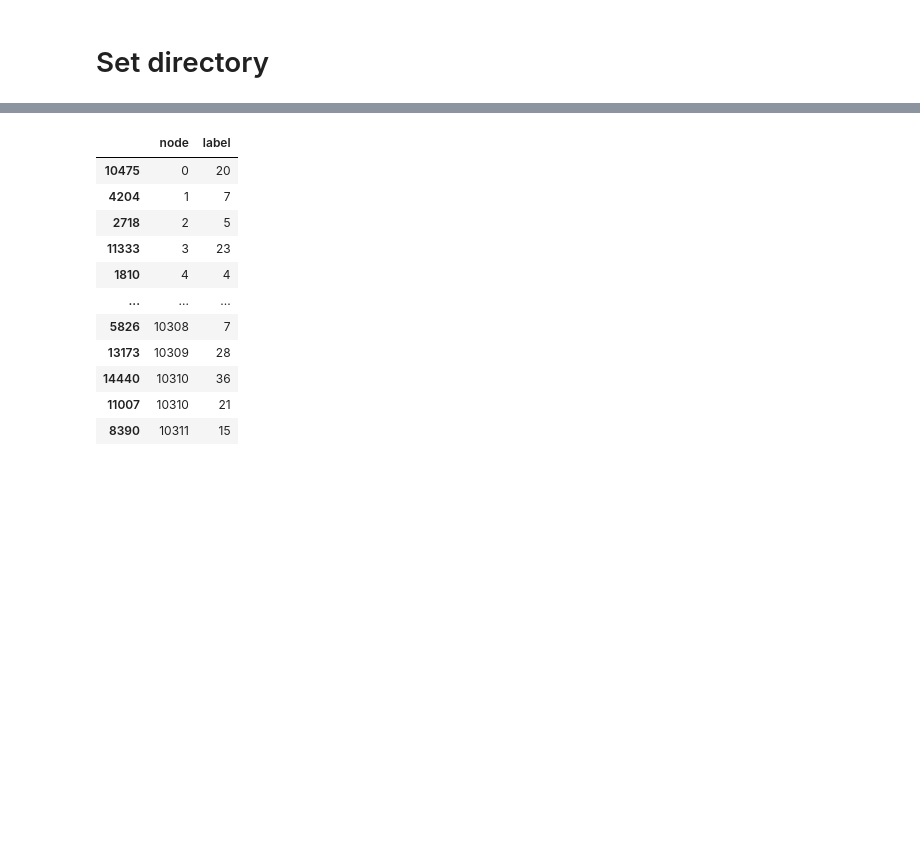
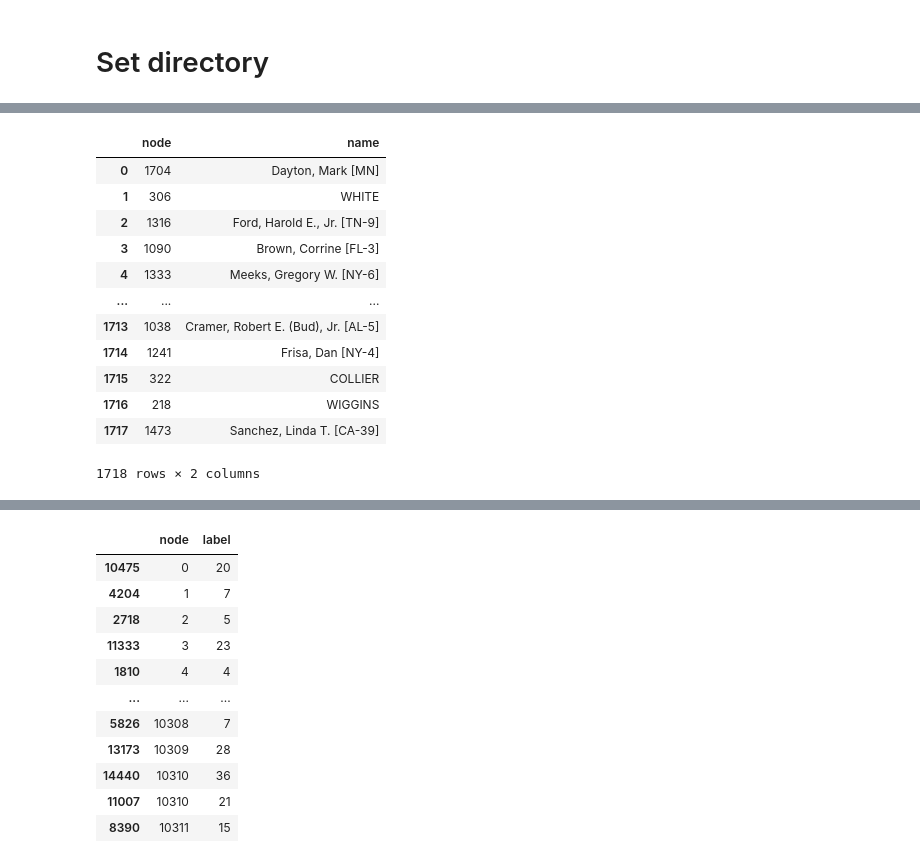
Before and after one commit to hisanor013/SLMI2, a Jupyter notebook: 2023_8_11_Data.ipynb, the cells around one changed output, grey strips where cells are left out. Saved outputs shown, nothing was run; the diff lists cells and outputs as text; code cells hidden in the pictures; blank space fills up the shorter version.

```diff
--- a/2023_8_11_Data.ipynb
+++ b/2023_8_11_Data.ipynb
@@ -278,3 +360,19 @@ data_dict
+# %%
+df_nodes
+# %% [output]
+|  | node | name |
+| 0 | 1704 | Dayton, Mark [MN] |
+| 1 | 306 | WHITE |
+| 2 | 1316 | Ford, Harold E., Jr. [TN-9] |
+| 3 | 1090 | Brown, Corrine [FL-3] |
+| 4 | 1333 | Meeks, Gregory W. [NY-6] |
+| ... | ... | ... |
+| 1713 | 1038 | Cramer, Robert E. (Bud), Jr. [AL-5] |
+| 1714 | 1241 | Frisa, Dan [NY-4] |
+| 1715 | 322 | COLLIER |
+| 1716 | 218 | WIGGINS |
+| 1717 | 1473 | Sanchez, Linda T. [CA-39] |
+1718 rows × 2 columns
 # %%
 data_dict = get_data(name,original_format=True)
 data_dict
```
Also changed, not shown: parts of 15 cells of this notebook, 38 other files.
